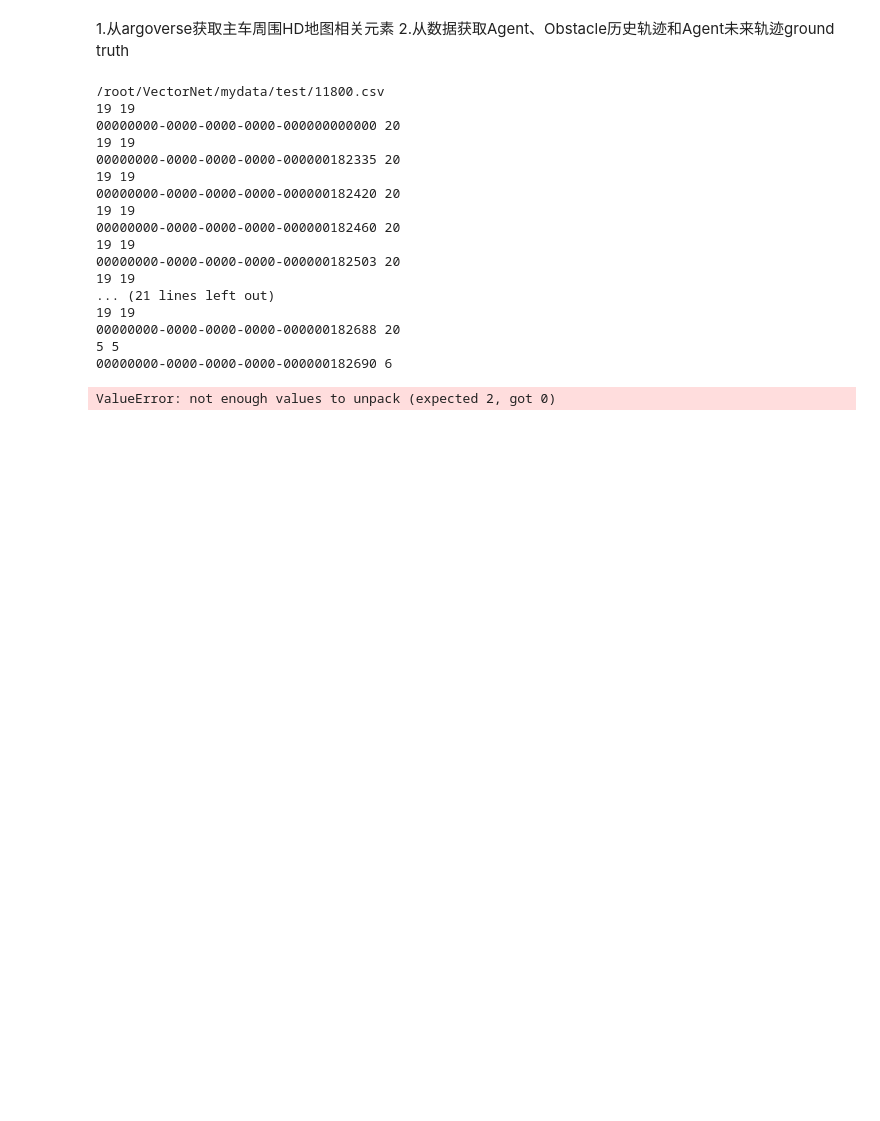
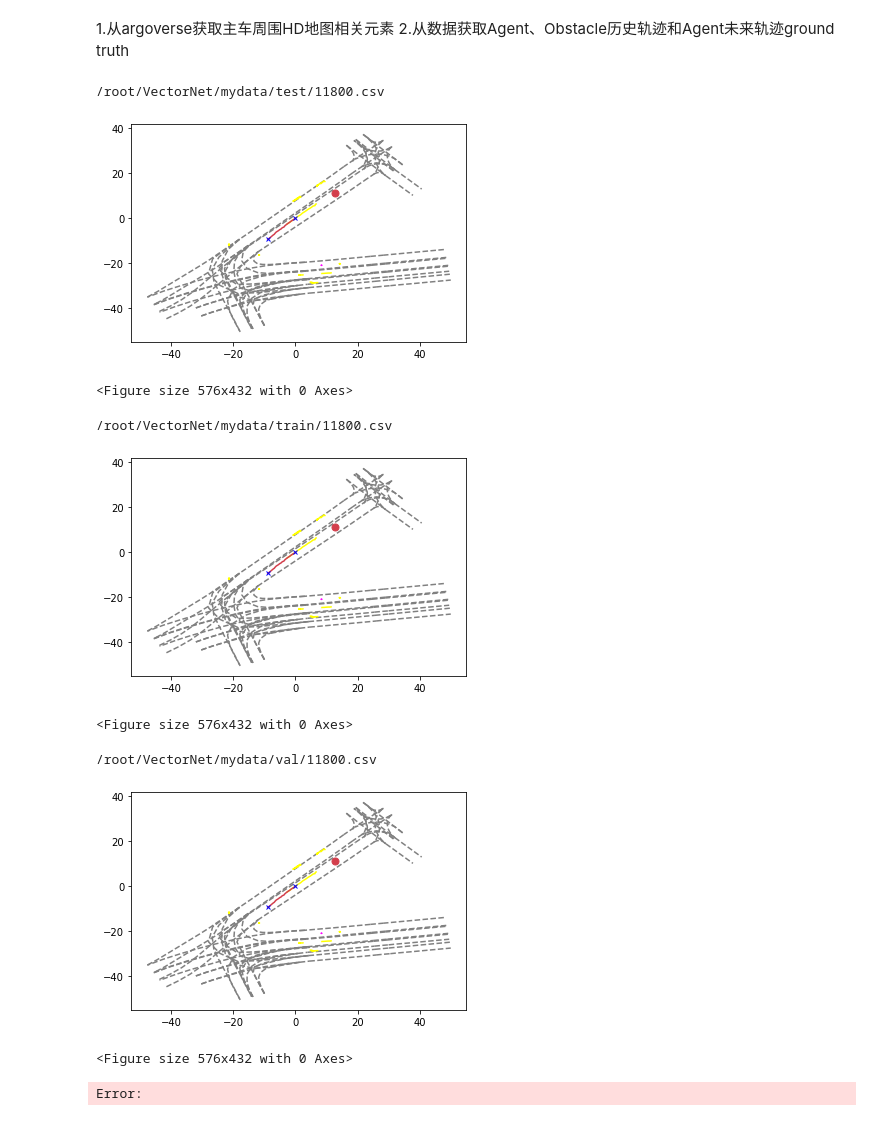
Before and after one commit to xilinnancheng/VectorNet, a Jupyter notebook: vector_net.ipynb, the cells around one changed output. Drawn from its saved outputs; the diff is of its cells as text; code cells hidden in the pictures; blank space fills up the shorter version.

Commit message:
vector_net_train

```diff
--- a/vector_net.ipynb
+++ b/vector_net.ipynb
@@ -30,49 +30,40 @@ if __name__ == "__main__":
         arg_for_loader = ArgoverseForecastingLoader(
             os.path.join(DATA_DIR, folder)
         )
 
         norm_center = {}
         for name in tqdm(arg_for_loader.seq_list):
             print(name)
             path, name = os.path.split(name)
             name, ext = os.path.splitext(name)
             agent_feature, obj_feature_list, lane_feature_list, norm_center = (
                 compute_feature_for_one_seq(
                     arg_for_loader.seq_df,
                     am,
                     OBS_LEN,
                     LANE_RADIUS,
                     OBJ_RADIUS,
-                    viz=False,
+                    viz=True,
                     mode="nearby",
                 )
             )
-            break
 
             df = encode_features(
                 agent_feature, obj_feature_list, lane_feature_list
             )
             save_features(
                 df,
                 name,
                 os.path.join(INTERMEDIATE_DATA_DIR, f"{folder}_intermediate"),
             )
 # %% [output]
 /root/VectorNet/mydata/test/11800.csv
-19 19
-00000000-0000-0000-0000-000000000000 20
-19 19
-00000000-0000-0000-0000-000000182335 20
-19 19
-00000000-0000-0000-0000-000000182420 20
-19 19
-00000000-0000-0000-0000-000000182460 20
-19 19
-00000000-0000-0000-0000-000000182503 20
-19 19
-... (21 lines left out)
-19 19
-00000000-0000-0000-0000-000000182688 20
-5 5
-00000000-0000-0000-0000-000000182690 6
+[figure, added]
-ValueError: not enough values to unpack (expected 2, got 0)
+<Figure size 576x432 with 0 Axes>
+/root/VectorNet/mydata/train/11800.csv
+[figure, added]
+<Figure size 576x432 with 0 Axes>
+/root/VectorNet/mydata/val/11800.csv
+[figure, added]
+<Figure size 576x432 with 0 Axes>
+Error:
```
Also changed, not shown: 58 other files.
